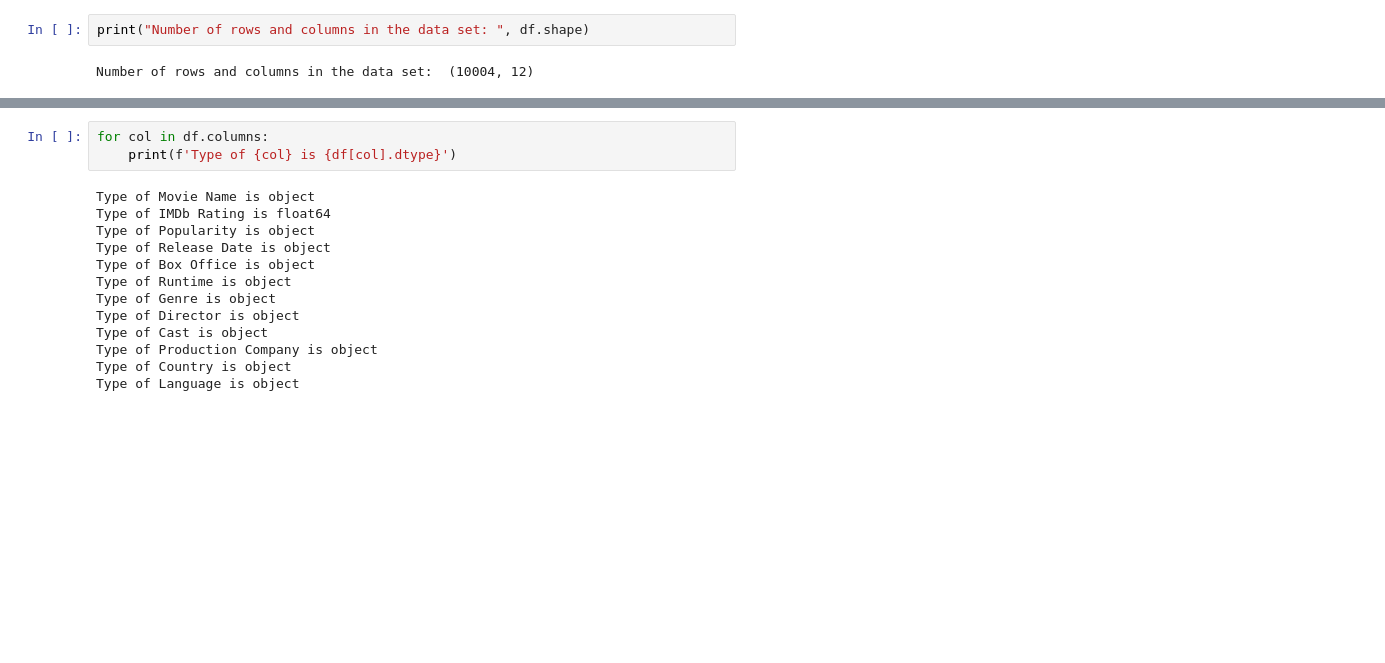
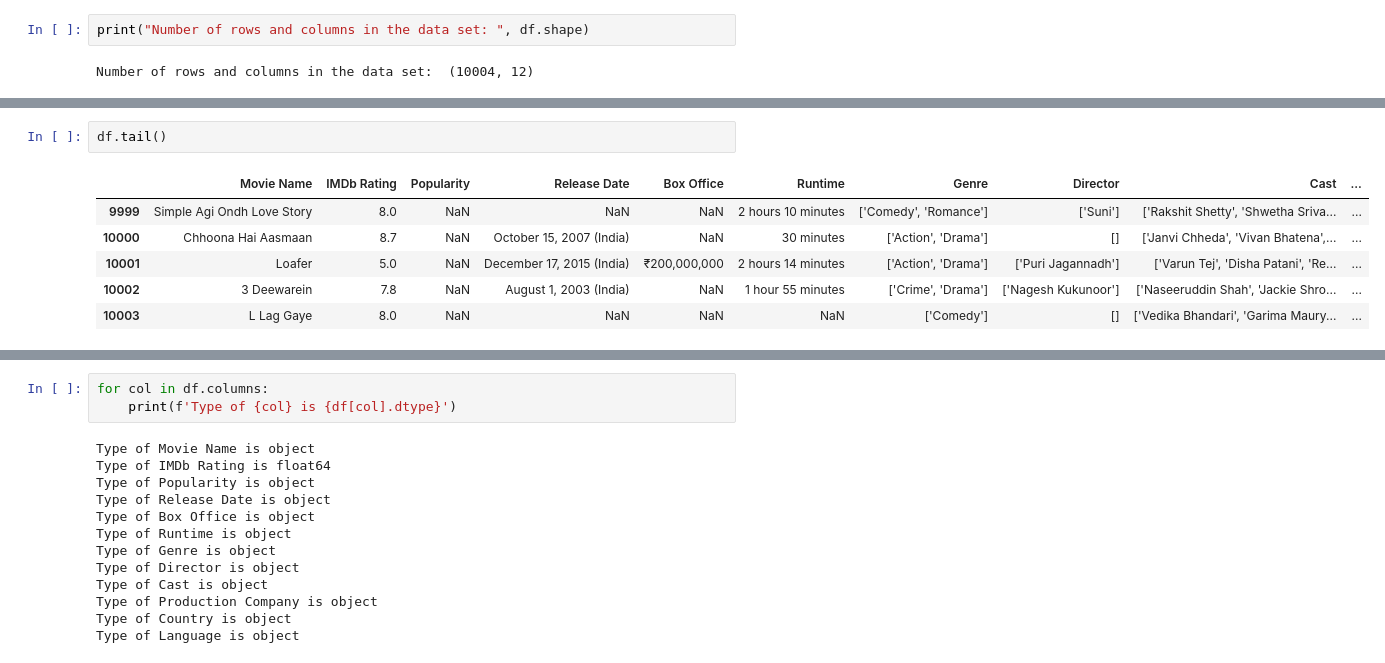
Before and after one commit to g-s01/indMov, a Jupyter notebook: data preprocessing/analysis.ipynb, the cells around one changed output, grey strips where cells are left out. Cells and saved outputs as stored; diff of their text form; blank space fills up the shorter version.

```diff
--- a/data preprocessing/analysis.ipynb
+++ b/data preprocessing/analysis.ipynb
@@ -21,0 +23,9 @@ Number of rows and columns in the data set:  (10004, 12)
+# %%
+df.tail()
+# %% [output]
+|  | Movie Name | IMDb Rating | Popularity | Release Date | Box Office | Runtime | Genre | Director | Cast | ... |
+| 9999 | Simple Agi Ondh Love Story | 8.0 | NaN | NaN | NaN | 2 hours 10 minutes | ['Comedy', 'Romance'] | ['Suni'] | ['Rakshit Shetty', 'Shwetha Sriva... | ... |
+| 10000 | Chhoona Hai Aasmaan | 8.7 | NaN | October 15, 2007 (India) | NaN | 30 minutes | ['Action', 'Drama'] | [] | ['Janvi Chheda', 'Vivan Bhatena',... | ... |
+| 10001 | Loafer | 5.0 | NaN | December 17, 2015 (India) | ₹200,000,000 | 2 hours 14 minutes | ['Action', 'Drama'] | ['Puri Jagannadh'] | ['Varun Tej', 'Disha Patani', 'Re... | ... |
+| 10002 | 3 Deewarein | 7.8 | NaN | August 1, 2003 (India) | NaN | 1 hour 55 minutes | ['Crime', 'Drama'] | ['Nagesh Kukunoor'] | ['Naseeruddin Shah', 'Jackie Shro... | ... |
+| 10003 | L Lag Gaye | 8.0 | NaN | NaN | NaN | NaN | ['Comedy'] | [] | ['Vedika Bhandari', 'Garima Maury... | ... |
```
Also changed, not shown: parts of 5 cells of this notebook.
